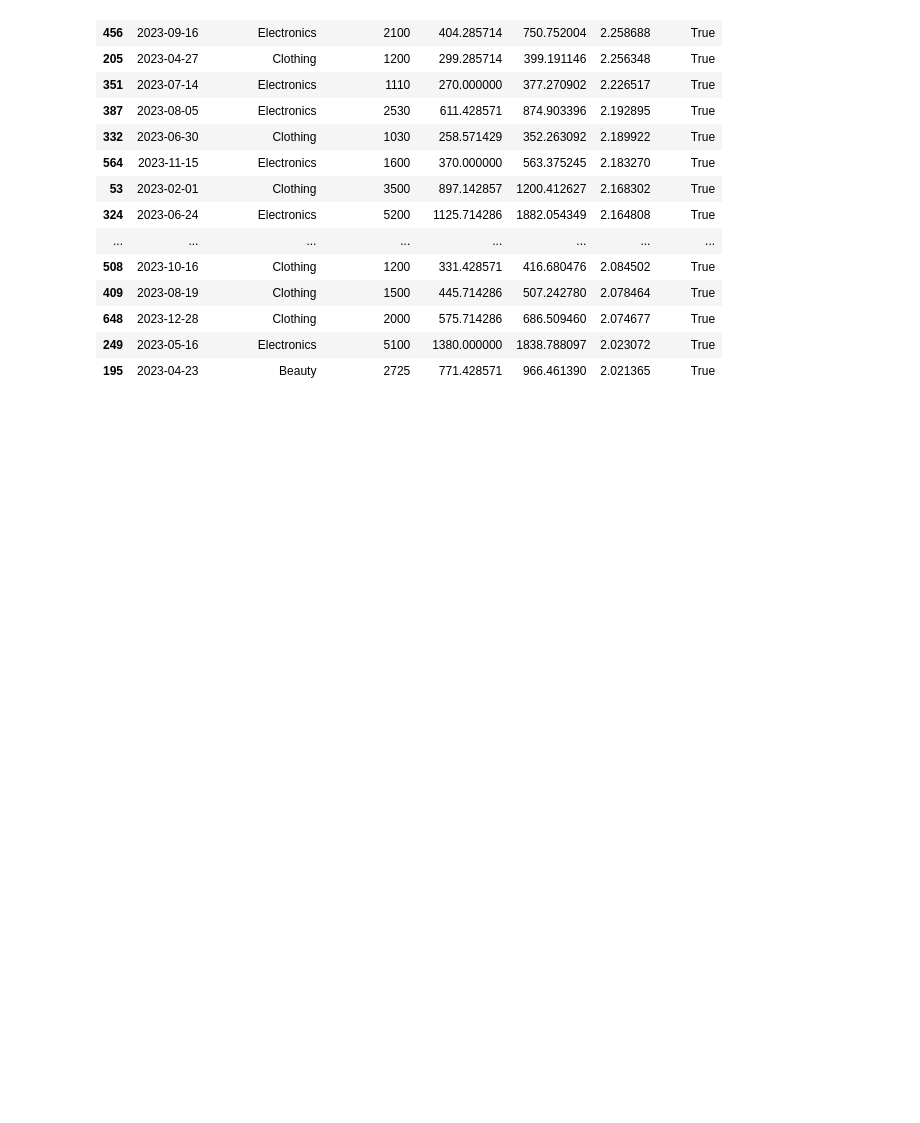
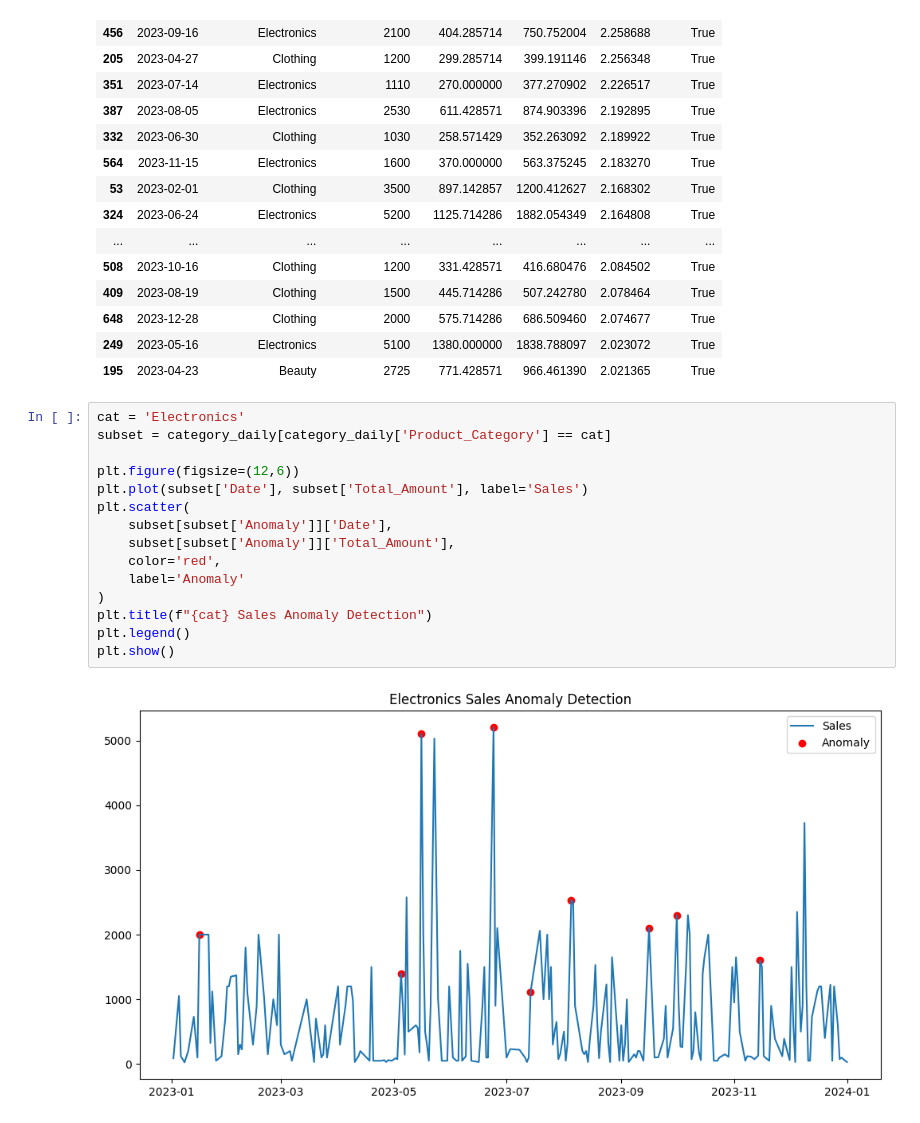
Before and after one commit to 0sinach1/data-and-ai-portfolio, a Jupyter notebook: 2026/2026-02-anomaly-detection/notebooks/anomaly-detection.ipynb, the cells around one changed output. Saved outputs shown, nothing was run; the diff lists cells and outputs as text; blank space fills up the shorter version.

Commit message:
visualize one category

```diff
--- a/2026/2026-02-anomaly-detection/notebooks/anomaly-detection.ipynb
+++ b/2026/2026-02-anomaly-detection/notebooks/anomaly-detection.ipynb
@@ -153,3 +153,20 @@ category_daily[category_daily['Anomaly'] == True]\
 | 648 | 2023-12-28 | Clothing | 2000 | 575.714286 | 686.509460 | 2.074677 | True |
 | 249 | 2023-05-16 | Electronics | 5100 | 1380.000000 | 1838.788097 | 2.023072 | True |
 | 195 | 2023-04-23 | Beauty | 2725 | 771.428571 | 966.461390 | 2.021365 | True |
+# %%
+cat = 'Electronics'
+subset = category_daily[category_daily['Product_Category'] == cat]
+
+plt.figure(figsize=(12,6))
+plt.plot(subset['Date'], subset['Total_Amount'], label='Sales')
+plt.scatter(
+    subset[subset['Anomaly']]['Date'],
+    subset[subset['Anomaly']]['Total_Amount'],
+    color='red',
+    label='Anomaly'
+)
+plt.title(f"{cat} Sales Anomaly Detection")
+plt.legend()
+plt.show()
+# %% [output]
+[figure, added]
```
